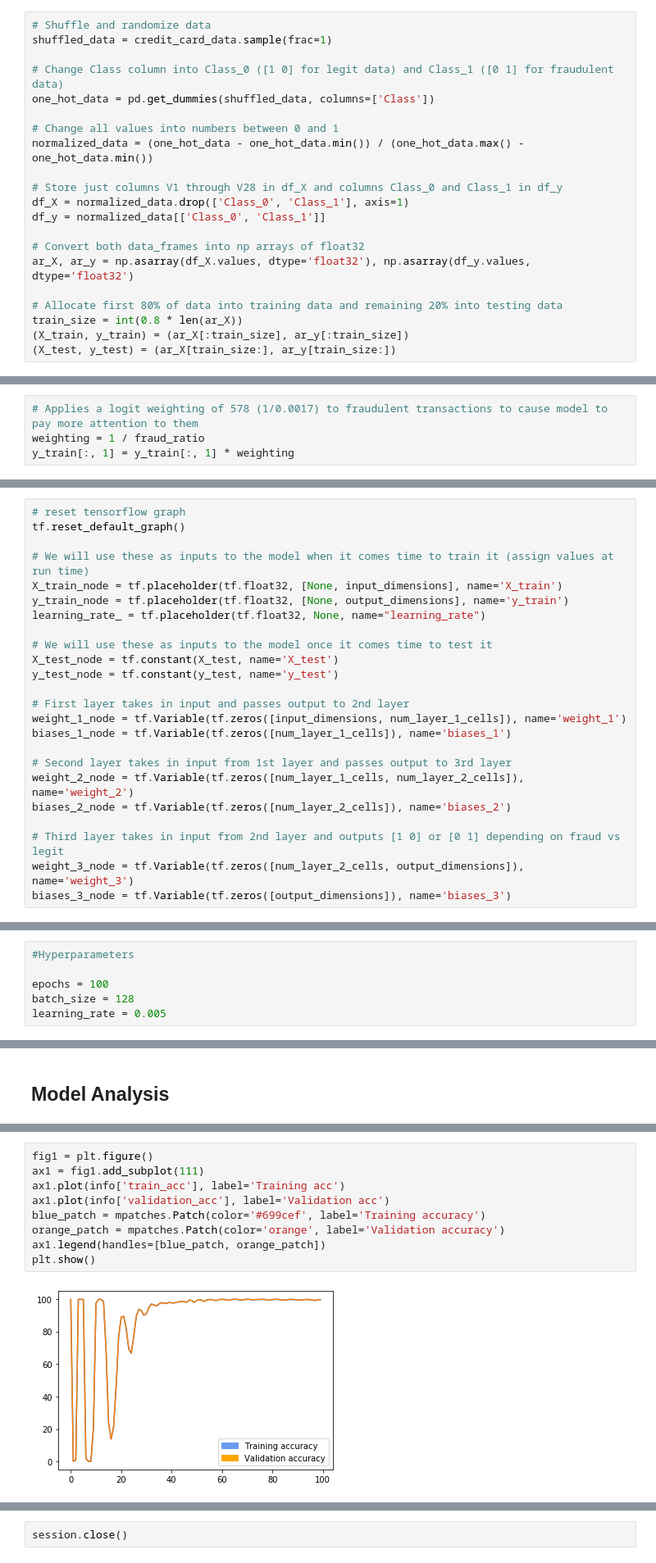
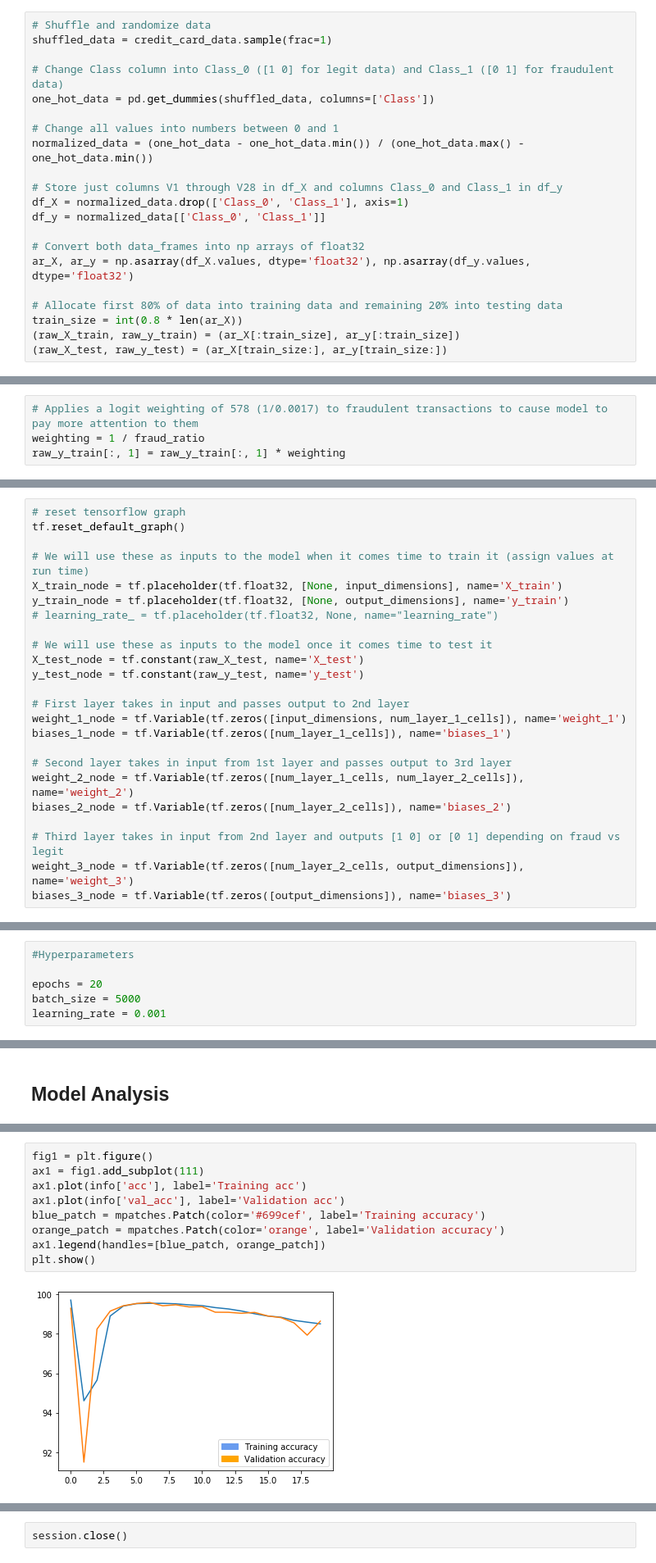
Before and after one commit to faznaimov/ml, a Jupyter notebook: projects/fraud-detection.ipynb, the cells around one changed output, grey strips where cells are left out. Shown: that part at 82% size. Drawn from its saved outputs; the diff is of its cells as text.

```diff
--- a/projects/fraud-detection.ipynb
+++ b/projects/fraud-detection.ipynb
@@ -52,8 +51,8 @@ ar_X, ar_y = np.asarray(df_X.values, dtype='float32'), np.asarray(df_y.values, d
 
 # Allocate first 80% of data into training data and remaining 20% into testing data
 train_size = int(0.8 * len(ar_X))
-(X_train, y_train) = (ar_X[:train_size], ar_y[:train_size])
-(X_test, y_test) = (ar_X[train_size:], ar_y[train_size:])
+(raw_X_train, raw_y_train) = (ar_X[:train_size], ar_y[:train_size])
+(raw_X_test, raw_y_test) = (ar_X[train_size:], ar_y[train_size:])
 # %%
 # Gets a percent of fraud vs legit transactions (0.0017% of transactions are fraudulent)
 count_legit, count_fraud = np.unique(credit_card_data['Class'], return_counts=True)[1]
@@ -64,5 +63,5 @@ Percent of fraudulent transactions:  0.001727485630620034
 # %%
 # Applies a logit weighting of 578 (1/0.0017) to fraudulent transactions to cause model to pay more attention to them
 weighting = 1 / fraud_ratio
-y_train[:, 1] = y_train[:, 1] * weighting
+raw_y_train[:, 1] = raw_y_train[:, 1] * weighting
 # %%
@@ -116,11 +107,11 @@ tf.reset_default_graph()
 # We will use these as inputs to the model when it comes time to train it (assign values at run time)
 X_train_node = tf.placeholder(tf.float32, [None, input_dimensions], name='X_train')
 y_train_node = tf.placeholder(tf.float32, [None, output_dimensions], name='y_train')
-learning_rate_ = tf.placeholder(tf.float32, None, name="learning_rate")
+# learning_rate_ = tf.placeholder(tf.float32, None, name="learning_rate")
 
 # We will use these as inputs to the model once it comes time to test it
-X_test_node = tf.constant(X_test, name='X_test')
-y_test_node = tf.constant(y_test, name='y_test')
+X_test_node = tf.constant(raw_X_test, name='X_test')
+y_test_node = tf.constant(raw_y_test, name='y_test')
 
 # First layer takes in input and passes output to 2nd layer
 weight_1_node = tf.Variable(tf.zeros([input_dimensions, num_layer_1_cells]), name='weight_1')
@@ -152,9 +143,9 @@ def network(input_tensor):
 # %%
 #Hyperparameters
 
-epochs = 100
-batch_size = 128
-learning_rate = 0.005
+epochs = 20
+batch_size = 5000
+learning_rate = 0.001
 # %%
 # Used to predict what results will be given training or testing input data
 # Remember, X_train_node is just a placeholder for now. We will enter values at run time
@@ -252,14 +250,14 @@ Final fraud specific accuracy: 85.15%
 # %%
 fig1 = plt.figure()
 ax1 = fig1.add_subplot(111)
-ax1.plot(info['train_acc'], label='Training acc')
-ax1.plot(info['validation_acc'], label='Validation acc')
+ax1.plot(info['acc'], label='Training acc')
+ax1.plot(info['val_acc'], label='Validation acc')
 blue_patch = mpatches.Patch(color='#699cef', label='Training accuracy')
 orange_patch = mpatches.Patch(color='orange', label='Validation accuracy')
 ax1.legend(handles=[blue_patch, orange_patch])
 plt.show()
 # %% [output]
-[figure, old version]
+[figure, new version]
 # %%
 fig1 = plt.figure()
 ax2 = fig1.add_subplot(111)
```
Also changed, not shown: parts of 11 cells of this notebook.
